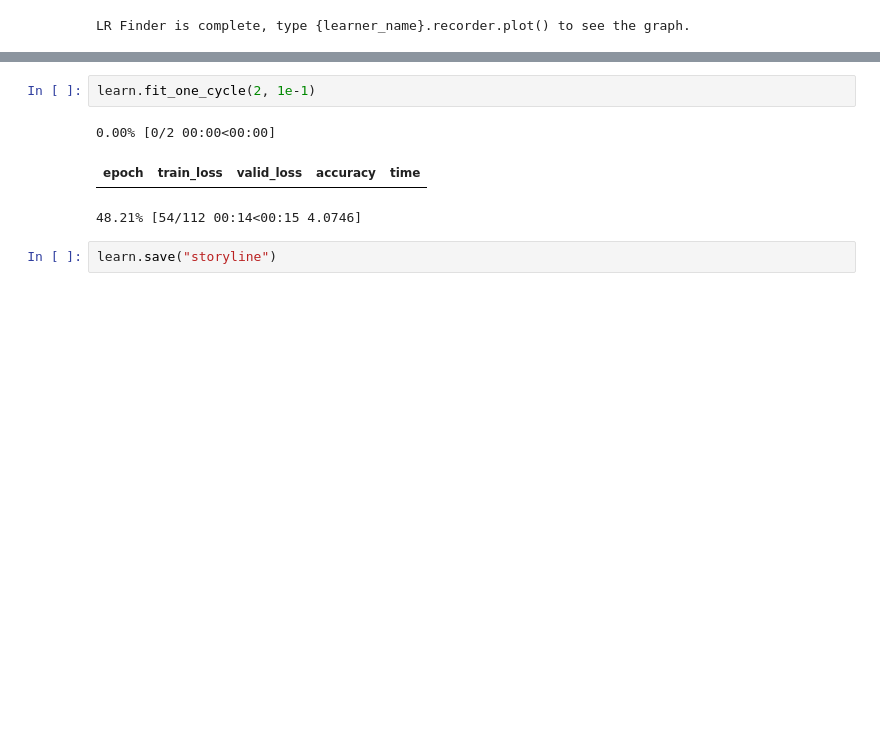
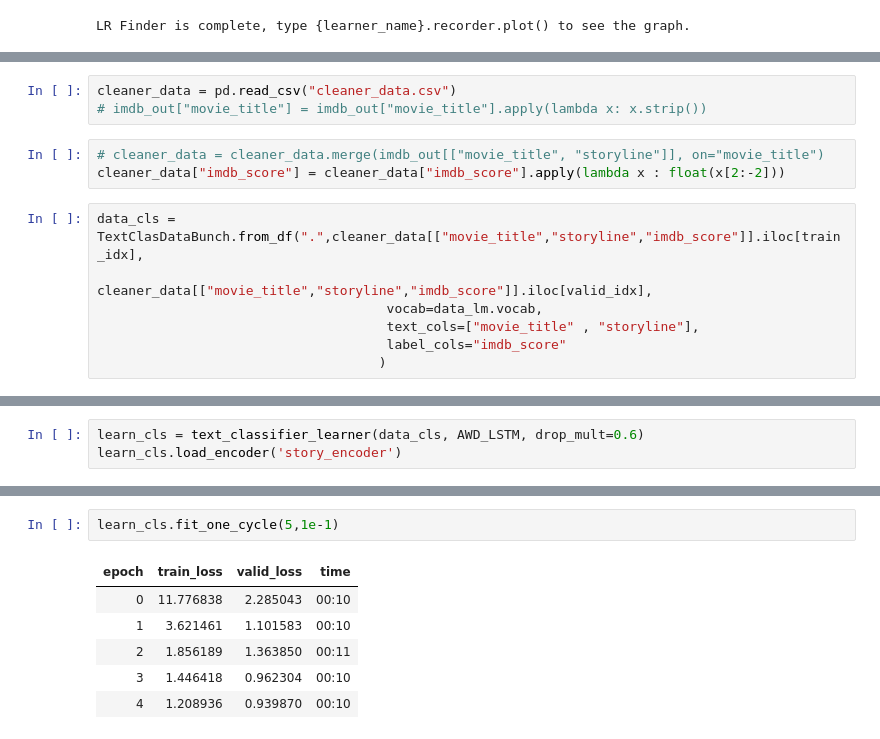
Before and after one commit to sundeepblue/movie_rating_prediction, a Jupyter notebook: MovieRatingsPredictionPython.ipynb, the cells around one changed output, grey strips where cells are left out. Saved outputs shown, nothing was run; the diff lists cells and outputs as text; blank space fills up the shorter version.

Commit message:
added movie rating prediction based on storyline

```diff
--- a/MovieRatingsPredictionPython.ipynb
+++ b/MovieRatingsPredictionPython.ipynb
@@ -481,0 +543,13 @@ learn.recorder.plot()
+# %%
+cleaner_data = pd.read_csv("cleaner_data.csv")
+# imdb_out["movie_title"] = imdb_out["movie_title"].apply(lambda x: x.strip())
+# %%
+# cleaner_data = cleaner_data.merge(imdb_out[["movie_title", "storyline"]], on="movie_title")
+cleaner_data["imdb_score"] = cleaner_data["imdb_score"].apply(lambda x : float(x[2:-2]))
+# %%
+data_cls = TextClasDataBunch.from_df(".",cleaner_data[["movie_title","storyline","imdb_score"]].iloc[train_idx],
+                                     cleaner_data[["movie_title","storyline","imdb_score"]].iloc[valid_idx],
+                                     vocab=data_lm.vocab,
+                                     text_cols=["movie_title" , "storyline"],
+                                     label_cols="imdb_score"
+                                    )
@@ -481,0 +565,3 @@ learn.recorder.plot()
+# %%
+learn_cls = text_classifier_learner(data_cls, AWD_LSTM, drop_mult=0.6)
+learn_cls.load_encoder('story_encoder')
@@ -482,8 +577,9 @@ learn.recorder.plot()
 # %%
-learn.fit_one_cycle(2, 1e-1)
+learn_cls.fit_one_cycle(5,1e-1)
 # %% [output]
-0.00% [0/2 00:00<00:00]
-| epoch | train_loss | valid_loss | accuracy | time |
+| epoch | train_loss | valid_loss | time |
+| 0 | 11.776838 | 2.285043 | 00:10 |
+| 1 | 3.621461 | 1.101583 | 00:10 |
+| 2 | 1.856189 | 1.363850 | 00:11 |
+| 3 | 1.446418 | 0.962304 | 00:10 |
+| 4 | 1.208936 | 0.939870 | 00:10 |
-48.21% [54/112 00:14<00:15 4.0746]
-# %%
-learn.save("storyline")
```
Also changed, not shown: parts of 18 cells of this notebook.
